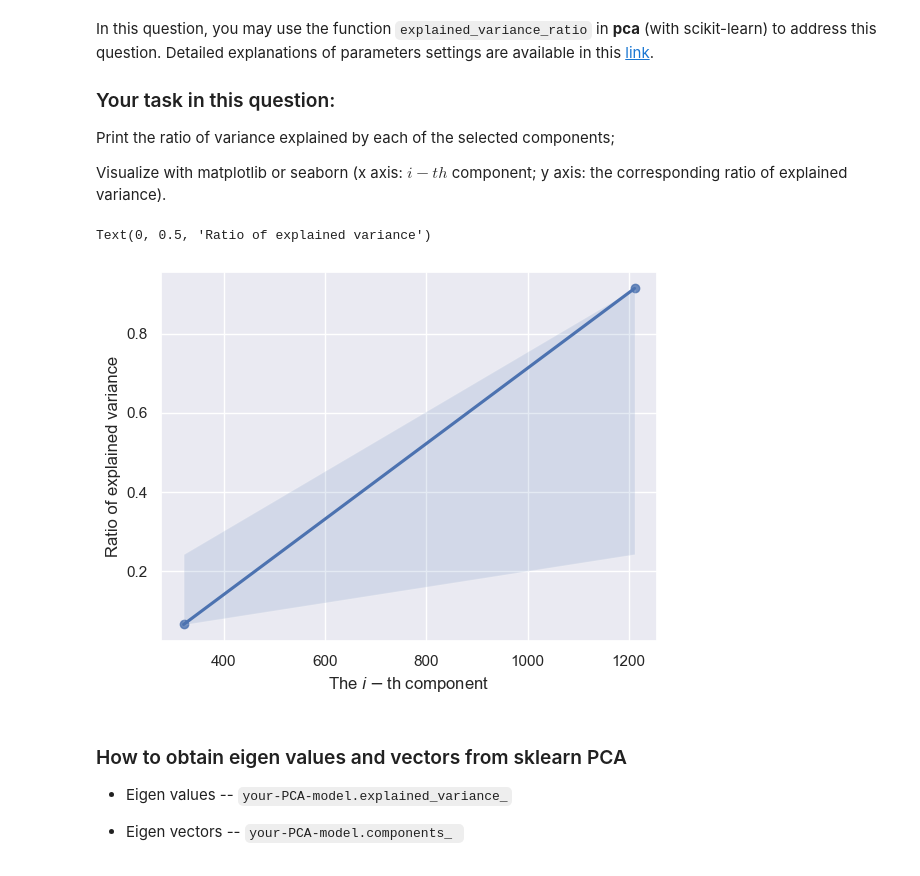
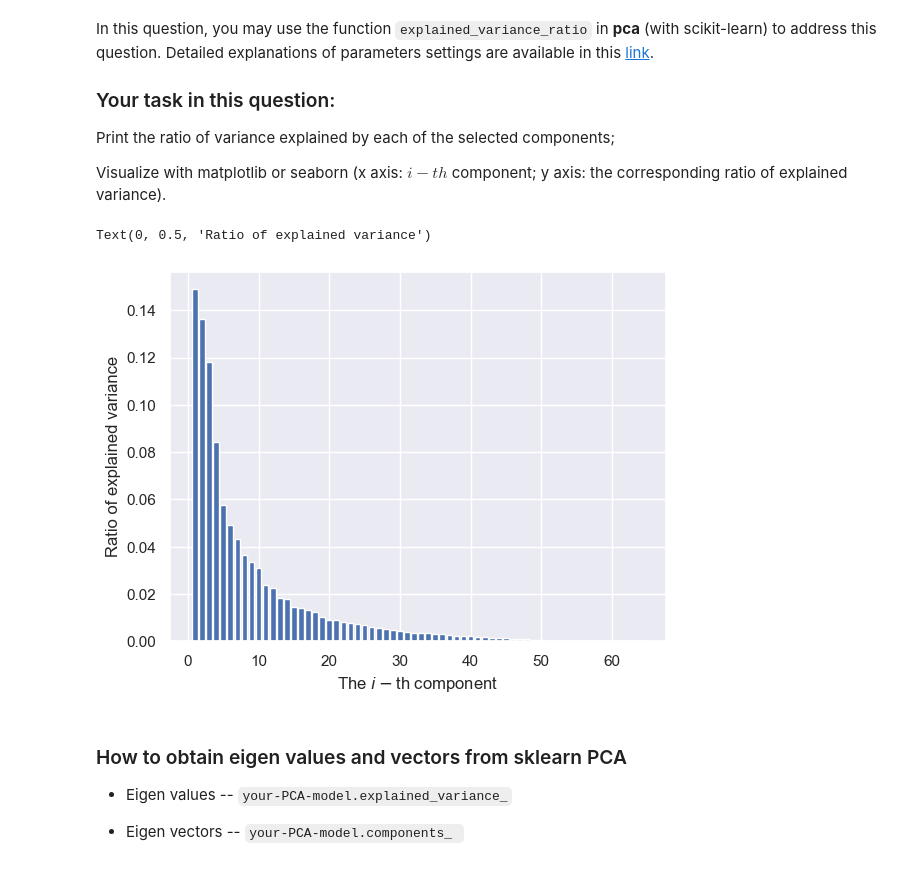
Before and after one commit to poe125/UCSC-CSE142-MachineLearning, a Jupyter notebook: Assignment2/Assignment2_CSE142.ipynb, the cells around one changed output. Cells and saved outputs as stored; diff of their text form; code cells hidden in the pictures.

```diff
--- a/Assignment2/Assignment2_CSE142.ipynb
+++ b/Assignment2/Assignment2_CSE142.ipynb
@@ -378,18 +378,16 @@ Print the ratio of variance explained by each of the selected components;
 Visualize with matplotlib or seaborn (x axis: $i-th$ component; y axis: the corresponding ratio of explained variance).
 # %%
 ################# Your answer for Question 3.2   #################
+pca = PCA().fit(data_digit.data)
+projected = pca.transform(data_digit.data)
 
-component = pca.singular_values_
-variance = pca.explained_variance_ratio_
-
-sns.regplot(data= data_digit, x= component, y= variance)
-
+plt.bar(range(1,65), pca.explained_variance_ratio_, align= 'center')
 plt.xlabel('The $i-$th component')
 plt.ylabel('Ratio of explained variance')
 ################# Complete the code above #################
 # %% [output]
 Text(0, 0.5, 'Ratio of explained variance')
-[figure, old version]
+[figure, new version]
 # %% [markdown]
 ### How to obtain eigen values and vectors from sklearn PCA
 
```
Also changed, not shown: parts of 13 cells of this notebook.
